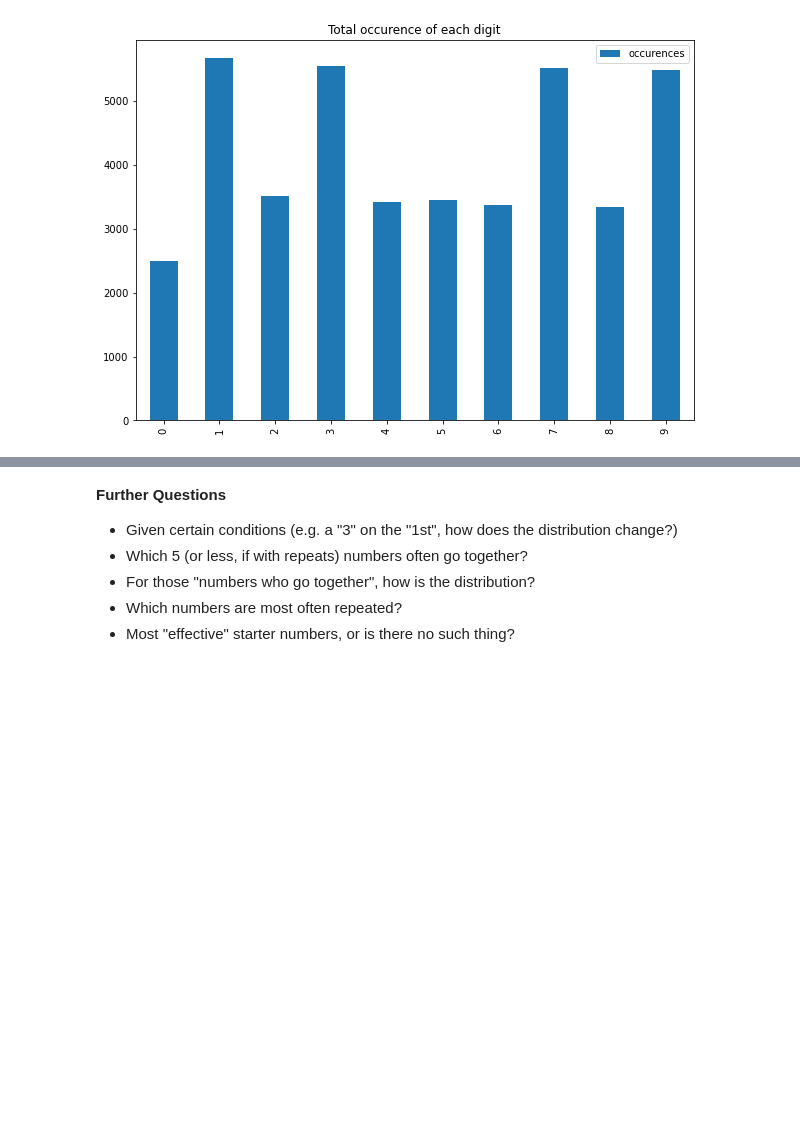
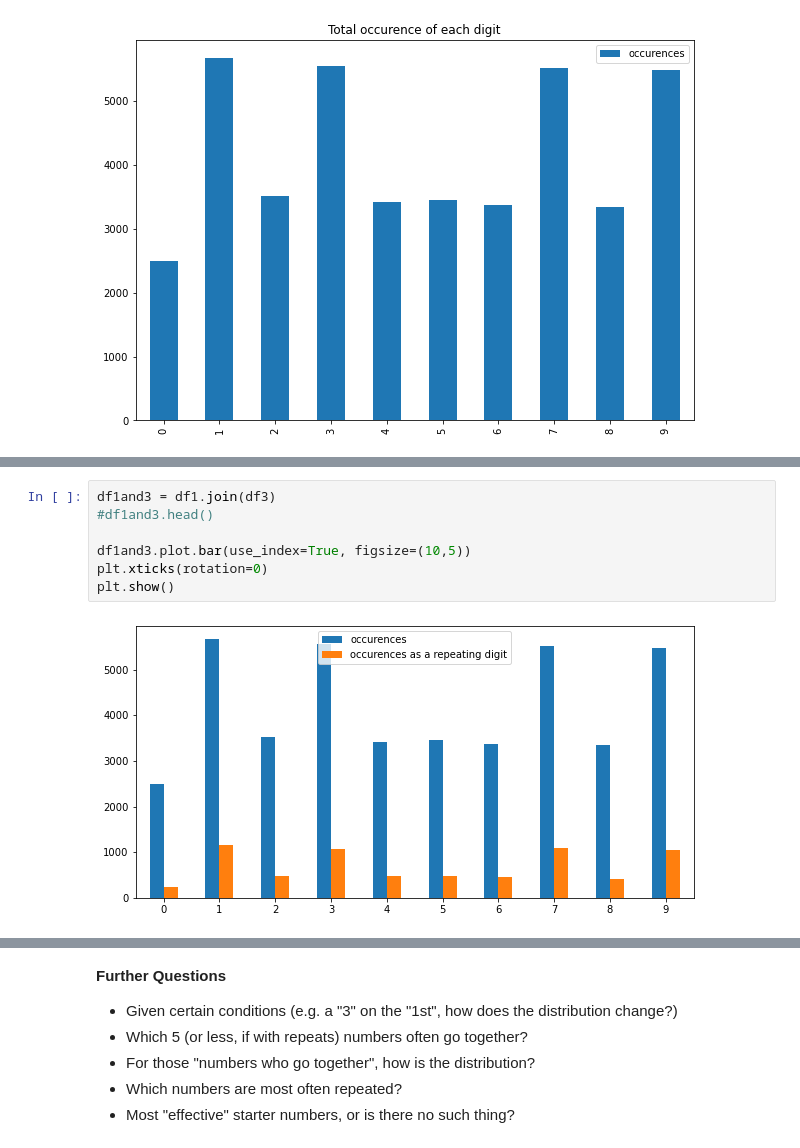
Before and after one commit to amuritna/wordle-genre-tools, a Jupyter notebook: primel/digit-distribution-visualization.ipynb, the cells around one changed output, grey strips where cells are left out. Saved outputs shown, nothing was run; the diff lists cells and outputs as text; blank space fills up the shorter version.

```diff
--- a/primel/digit-distribution-visualization.ipynb
+++ b/primel/digit-distribution-visualization.ipynb
@@ -81 +86,10 @@ plt.show()
+# %%
+df1and3 = df1.join(df3)
+#df1and3.head()
+
+df1and3.plot.bar(use_index=True, figsize=(10,5))
+plt.xticks(rotation=0)
+plt.show()
+# %% [output]
+[figure, added]
 # %%
```
Also changed, not shown: parts of 3 cells of this notebook.
